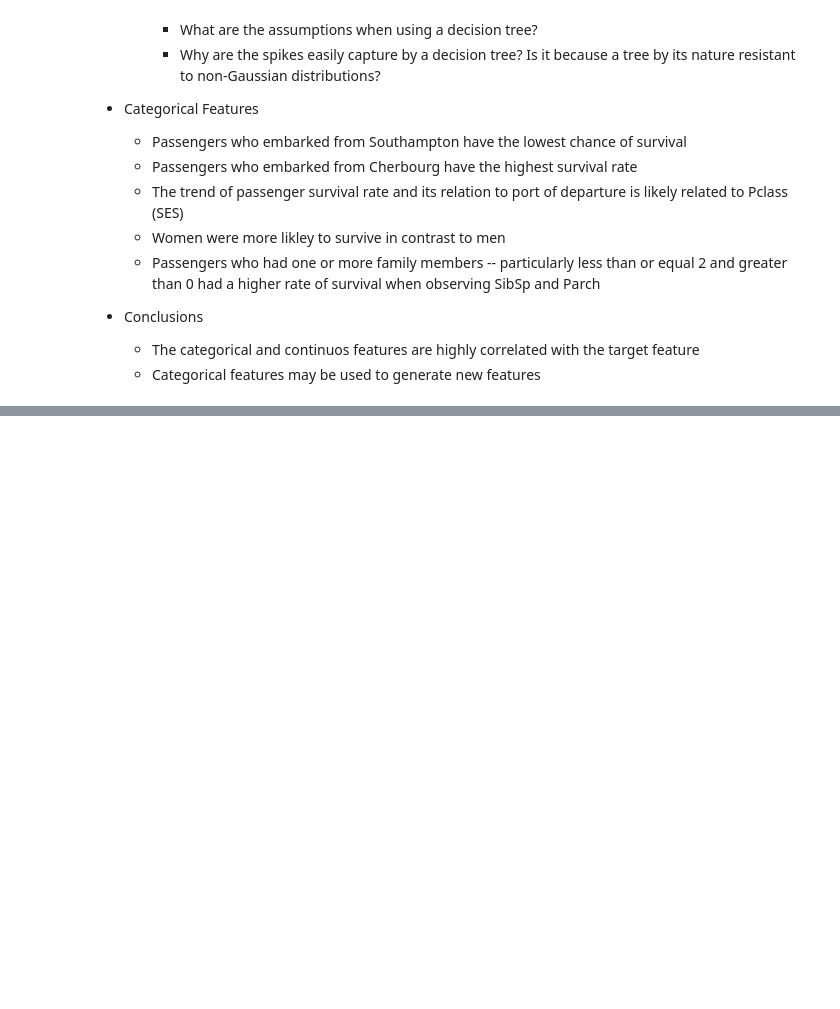
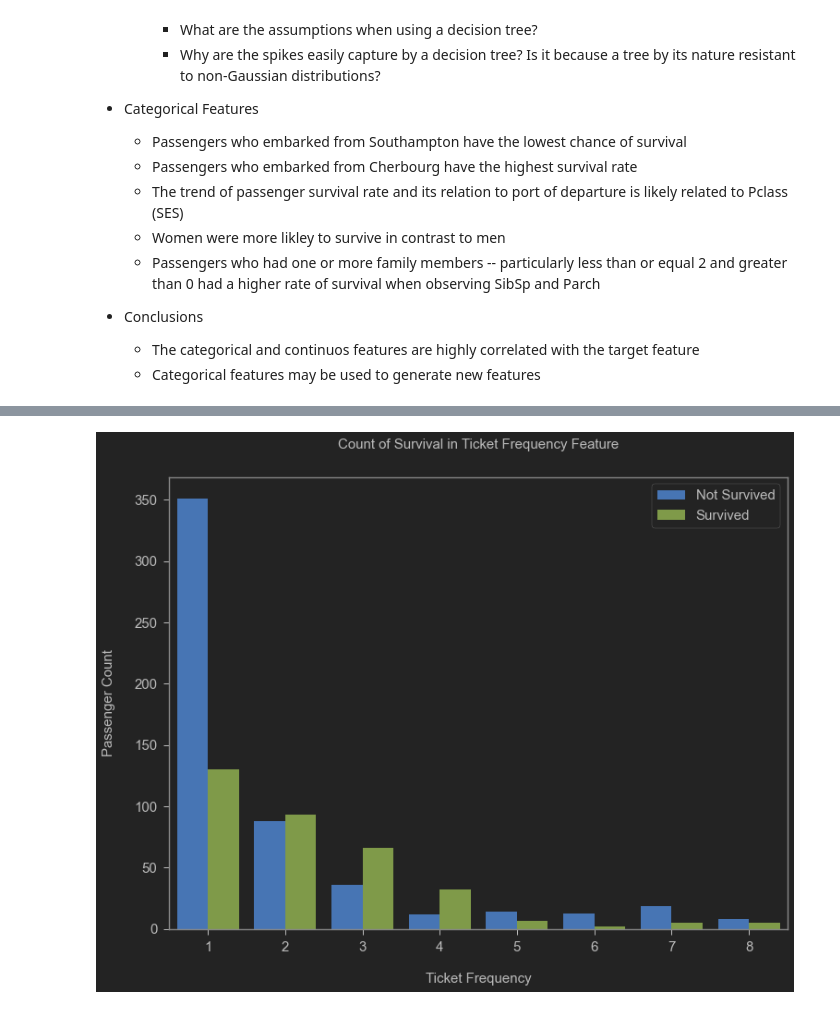
Before and after one commit to henrylao/kaggle-titanic, a Jupyter notebook: kaggle-titanic-notebook.ipynb, the cells around one changed output, grey strips where cells are left out. Cells and saved outputs as stored; diff of their text form; code cells hidden in the pictures; blank space fills up the shorter version.

Commit message:
Add commentary on Feature Engineering: Frequency Encoding and creation of new Ticket Frequency feature

```diff
--- a/kaggle-titanic-notebook.ipynb
+++ b/kaggle-titanic-notebook.ipynb
@@ -1550,0 +1628,3 @@ Testing Set Feature Correlation
+# %%
+full_data["FamilySize"] = full_data.SibSp + full_data.Parch + 1
+full_data.head()
@@ -1550,0 +1672,4 @@ Testing Set Feature Correlation
+# %%
+# create a feature that denotes the frequency for each unique ticket in the set of all ticketIDs
+full_data["TicketFrequency"] = full_data.groupby('Ticket')['Ticket'].transform('count')
+full_data.head()
@@ -1550,0 +1683,15 @@ Testing Set Feature Correlation
+# %%
+fig, axs = plt.subplots(figsize=(12, 9))
+sns.countplot(x='TicketFrequency', hue='Survived', data=full_data)
+
+plt.xlabel('Ticket Frequency', size=15, labelpad=20)
+plt.ylabel('Passenger Count', size=15, labelpad=20)
+plt.tick_params(axis='x', labelsize=15)
+plt.tick_params(axis='y', labelsize=15)
+
+plt.legend(['Not Survived', 'Survived'], loc='upper right', prop={'size': 15})
+plt.title('Count of Survival in {} Feature'.format('Ticket Frequency'), size=15, y=1.05)
+
+plt.show()
+# %% [output]
+[figure, added]
```
Also changed, not shown: parts of 15 cells of this notebook.
